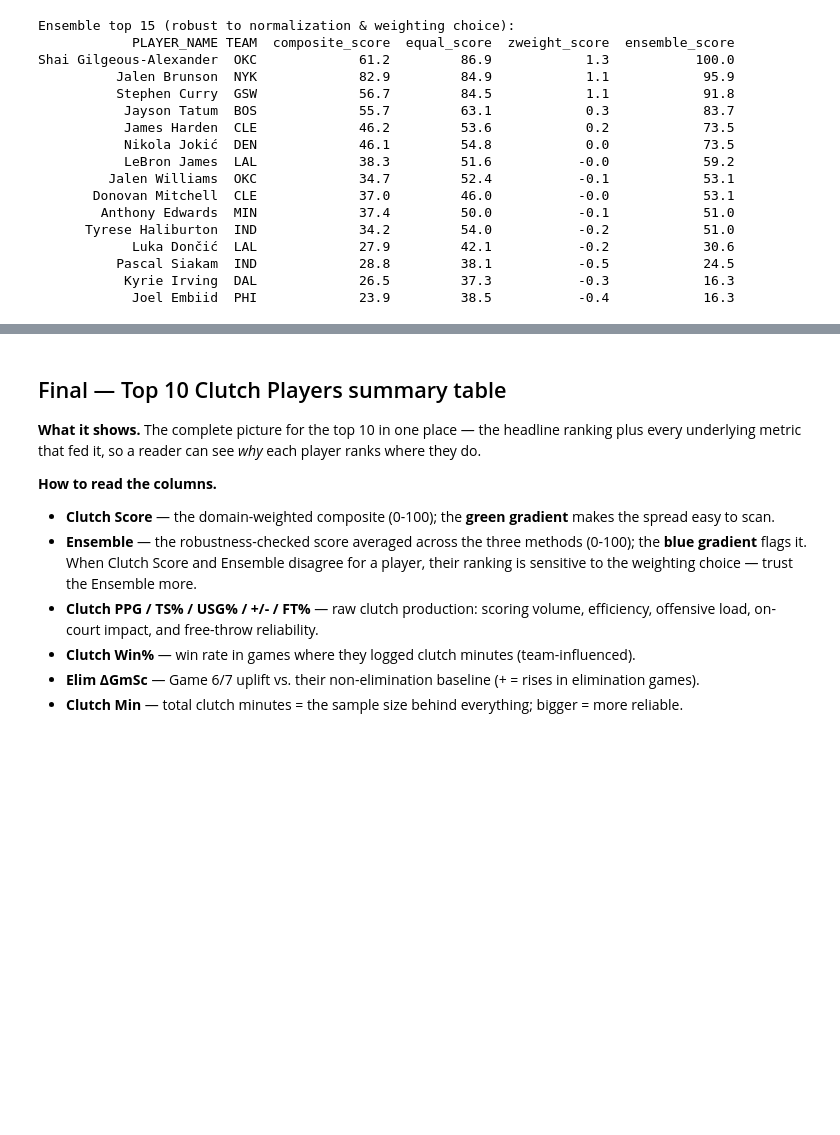
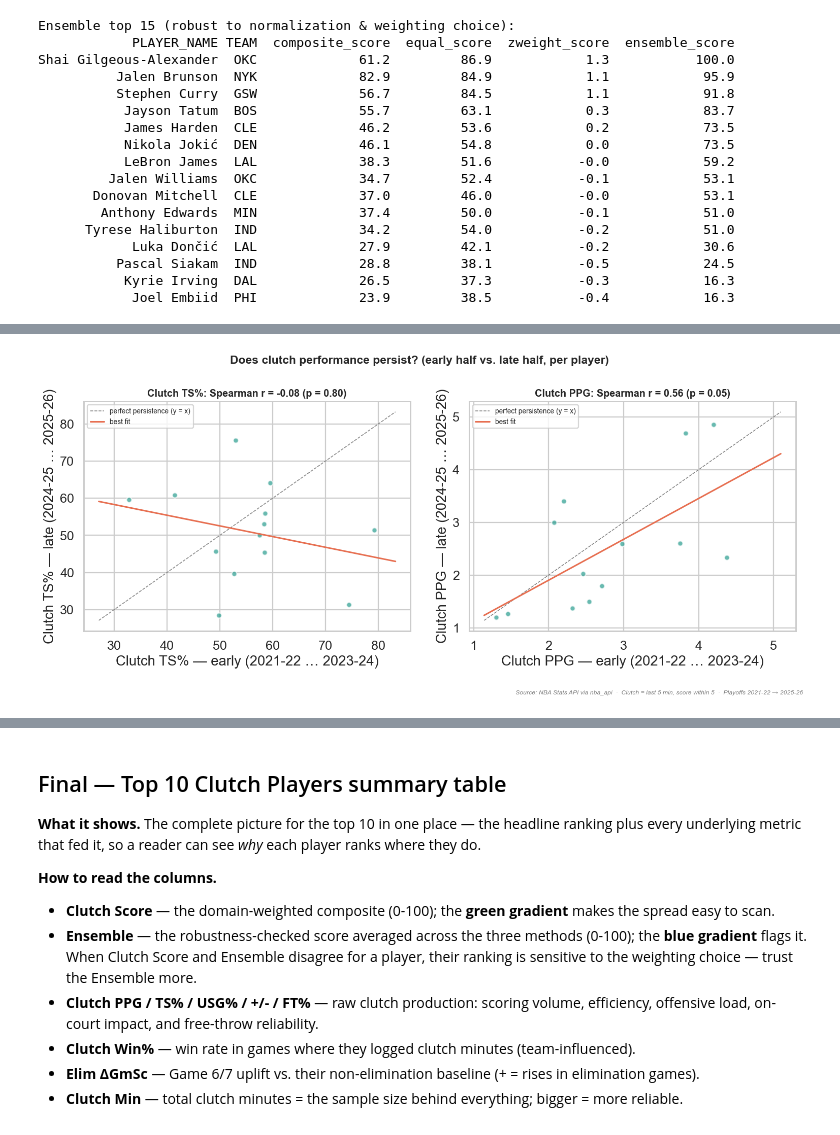
Before and after one commit to bwong05umd/nba-clutch-player-analysis, a Jupyter notebook: nba_clutch_analysis.ipynb, the cells around one changed output, grey strips where cells are left out. Cells and saved outputs as stored; diff of their text form; code cells hidden in the pictures; blank space fills up the shorter version.

```diff
--- a/nba_clutch_analysis.ipynb
+++ b/nba_clutch_analysis.ipynb
@@ -1237,0 +1375,83 @@ Shai Gilgeous-Alexander  OKC             61.2         86.9            1.3
+# %%
+# --- Persistence: does clutch performance carry over from one half to the next? ---
+# If "clutch" is a real, stable skill, early-window rates should predict late-window
+# rates. We split the seasons, compute each player's clutch TS% and PPG per half
+# (eligible star-seasons, with a minimum sample floor), and correlate across players.
+from scipy.stats import pearsonr
+
+EARLY, LATE = SEASONS[:3], SEASONS[3:]
+MIN_TSA_HALF, MIN_GP_HALF = 12, 3   # require a minimally stable sample in EACH half
+
+
+def half_totals(season_list):
+    rows = []
+    for _s in season_list:
+        _cb = pd.read_csv(os.path.join(DATA_DIR, f"clutch_base_{_s}.csv"))
+        if _cb.empty:
+            continue
+        _cb = _cb[_shot_cols].copy()
+        _cb["SEASON"] = _s
+        rows.append(_cb)
+    r = pd.concat(rows, ignore_index=True)
+    r["KEY"] = list(zip(r["PLAYER_ID"], r["SEASON"]))
+    r = r[r["KEY"].isin(eligible_keys)]
+    for _c in ["FGA", "FTA", "PTS"]:
+        r[_c] = r[_c] * r["GP"]
+    agg = r.groupby("PLAYER_ID").agg(GP=("GP", "sum"), FGA=("FGA", "sum"),
+                                     FTA=("FTA", "sum"), PTS=("PTS", "sum"))
+    agg["tsa"] = agg["FGA"] + 0.44 * agg["FTA"]
+    agg["ts"] = agg["PTS"] / (2 * agg["tsa"]).replace(0, np.nan)
+    agg["ppg"] = agg["PTS"] / agg["GP"].replace(0, np.nan)
+    return agg
+
+
+e = half_totals(EARLY).add_suffix("_e")
+l = half_totals(LATE).add_suffix("_l")
+both = e.join(l, how="inner")
+both = both[(both["tsa_e"] >= MIN_TSA_HALF) & (both["tsa_l"] >= MIN_TSA_HALF)
+           & (both["GP_e"] >= MIN_GP_HALF) & (both["GP_l"] >= MIN_GP_HALF)]
+
+fig, axes = plt.subplots(1, 2, figsize=(14, 6))
+results = {}
+for ax, (metric, label, scale) in zip(
+        axes, [("ts", "Clutch TS%", 100), ("ppg", "Clutch PPG", 1)]):
+    x, y = both[f"{metric}_e"] * scale, both[f"{metric}_l"] * scale
+    rs, ps = spearmanr(x, y)
+    results[metric] = rs
+    ax.scatter(x, y, s=45, alpha=0.7, color="#2a9d8f", edgecolor="white")
+    lim = [min(x.min(), y.min()) * 0.95, max(x.max(), y.max()) * 1.05]
+    ax.plot(lim, lim, ls="--", color="grey", lw=1, label="perfect persistence (y = x)")
+    b1, b0 = np.polyfit(x, y, 1)
+    xs = np.array(lim)
+    ax.plot(xs, b0 + b1 * xs, color="#e76f51", lw=2, label="best fit")
+    ax.set_xlabel(f"{label} — early ({EARLY[0]} … {EARLY[-1]})")
+    ax.set_ylabel(f"{label} — late ({LATE[0]} … {LATE[-1]})")
+    ax.set_title(f"{label}: Spearman r = {rs:.2f} (p = {ps:.2f})",
+                 fontsize=13, weight="bold")
+    ax.legend(fontsize=9)
+fig.suptitle("Does clutch performance persist? (early half vs. late half, per player)",
+             fontsize=15, weight="bold")
+stamp(fig)
+plt.tight_layout()
+plt.show()
+
+for metric, label in [("ts", "Clutch TS%"), ("ppg", "Clutch PPG")]:
+    rs, ps = spearmanr(both[f"{metric}_e"], both[f"{metric}_l"])
+    rp, pp = pearsonr(both[f"{metric}_e"], both[f"{metric}_l"])
+    print(f"{label} persistence: n={len(both)} players | "
+          f"Spearman r={rs:+.2f} (p={ps:.2f}) | Pearson r={rp:+.2f} (p={pp:.2f})")
+
+def _level(r):
+    return "near-zero" if abs(r) < 0.3 else "moderate" if abs(r) < 0.6 else "strong"
+
+print(f"\nVerdict (n={len(both)} players -- small, so read directionally):")
+print(f"  - Clutch EFFICIENCY (TS%) persistence is {_level(results['ts'])} "
+      f"(Spearman {results['ts']:+.2f}).")
+print(f"  - Clutch VOLUME (PPG) persistence is {_level(results['ppg'])} "
+      f"(Spearman {results['ppg']:+.2f}).")
+print("Interpretation: clutch *shot-making efficiency* barely carries over (mostly small-sample "
+      "noise), while *scoring volume* persists more -- but that largely reflects that usage/role "
+      "is stable, not that 'clutch' is. Net: read the leaderboard as a DESCRIPTION of who "
+      "delivered in this window, not a PREDICTION of who is durably clutch.")
+# %% [output]
+[figure, added]
```
Also changed, not shown: parts of 4 cells of this notebook, 2 other files.
